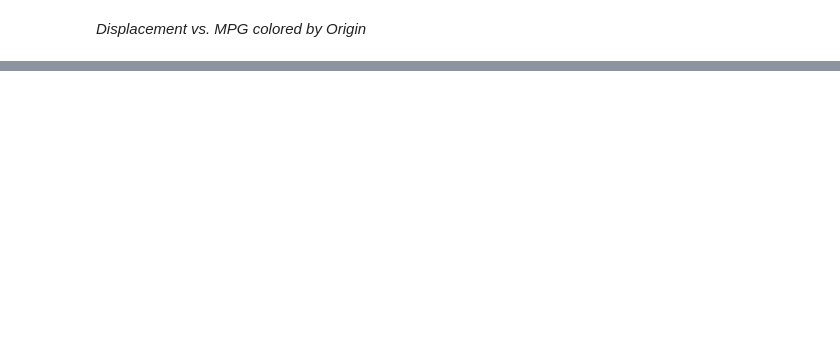
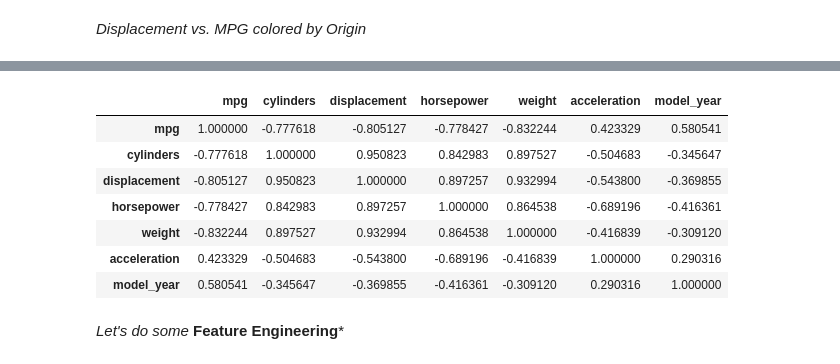
Before and after one commit to AtRealMasterLuke/MPG-Dataset-Analysis, a Jupyter notebook: Seaborn mpg.ipynb, the cells around one changed output, grey strips where cells are left out. Cells and saved outputs as stored; diff of their text form; code cells hidden in the pictures; blank space fills up the shorter version.

Commit message:
EDA and Initial Modelling
Did EDA(correlation matrix) for the variables and began the initial modelling process by splitting the data into training and testing datasets

```diff
--- a/Seaborn mpg.ipynb
+++ b/Seaborn mpg.ipynb
@@ -438,0 +441,6 @@ plt.show()
+# %%
+df_numeric = df.select_dtypes(include=[np.number])
+plt.figure(figsize=(15, 9))
+sns.heatmap(df_numeric.corr(), annot=True, linewidth=0.5, cmap="Spectral", vmin=-1, vmax=1)
+plt.title('Correlation Matrix')
+plt.show()
@@ -438,0 +449,12 @@ plt.show()
+# %%
+corr = df_numeric.corr()
+corr
+# %% [output]
+|  | mpg | cylinders | displacement | horsepower | weight | acceleration | model_year |
+| mpg | 1.000000 | -0.777618 | -0.805127 | -0.778427 | -0.832244 | 0.423329 | 0.580541 |
+| cylinders | -0.777618 | 1.000000 | 0.950823 | 0.842983 | 0.897527 | -0.504683 | -0.345647 |
+| displacement | -0.805127 | 0.950823 | 1.000000 | 0.897257 | 0.932994 | -0.543800 | -0.369855 |
+| horsepower | -0.778427 | 0.842983 | 0.897257 | 1.000000 | 0.864538 | -0.689196 | -0.416361 |
+| weight | -0.832244 | 0.897527 | 0.932994 | 0.864538 | 1.000000 | -0.416839 | -0.309120 |
+| acceleration | 0.423329 | -0.504683 | -0.543800 | -0.689196 | -0.416839 | 1.000000 | 0.290316 |
+| model_year | 0.580541 | -0.345647 | -0.369855 | -0.416361 | -0.309120 | 0.290316 | 1.000000 |
@@ -438,0 +469,2 @@ plt.show()
+# %% [markdown]
+*Let's do some* **Feature Engineering***
```
Also changed, not shown: parts of 23 cells of this notebook.
